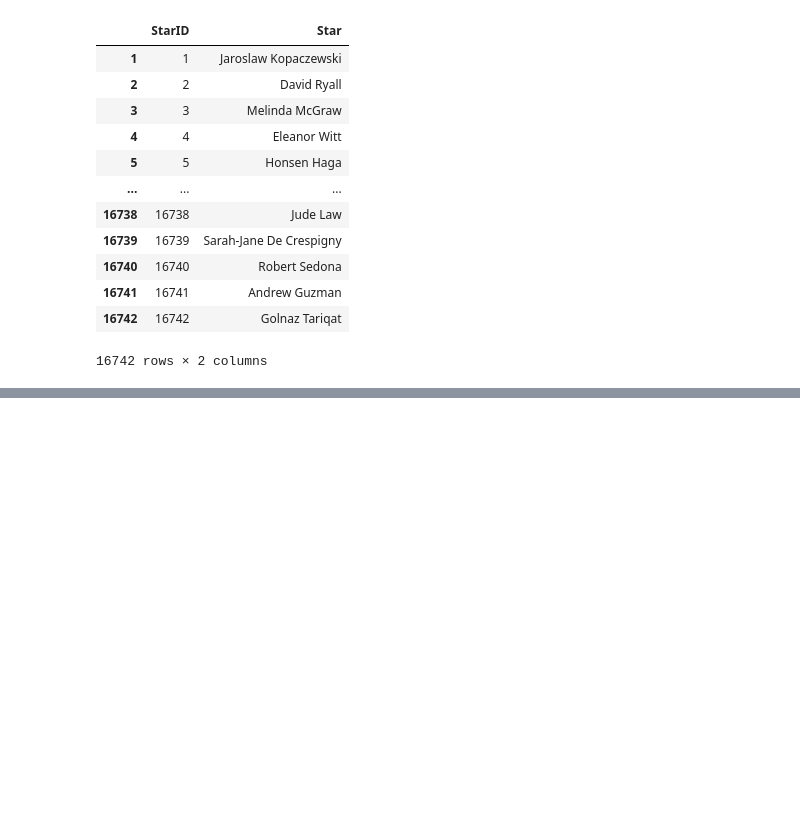
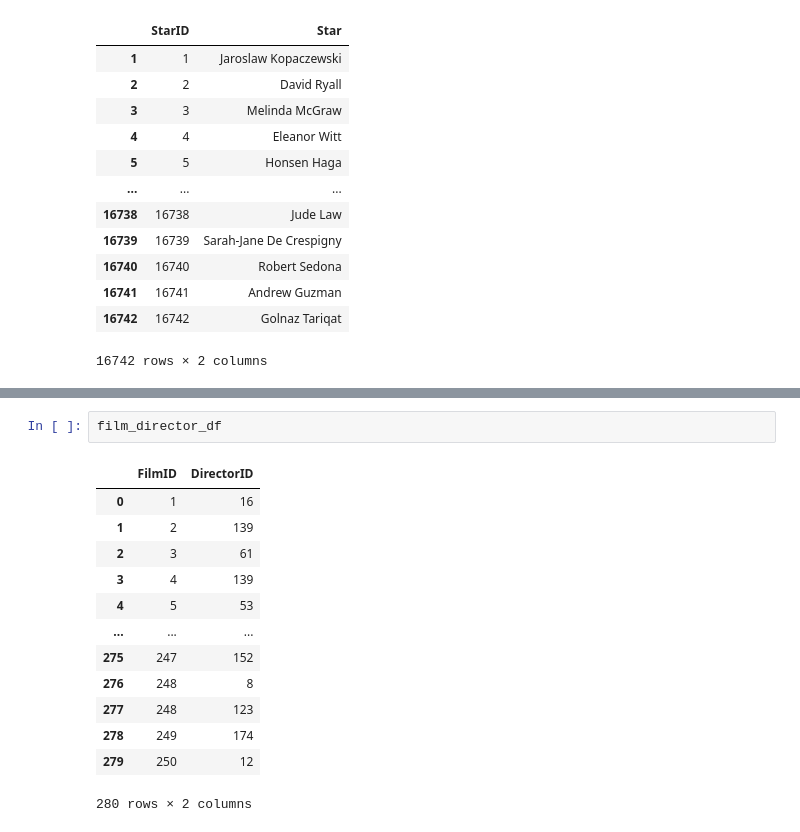
Before and after one commit to Ahmed-Abdellmoneim/IMDb-Top-250-Scraper-Review, a Jupyter notebook: Normalization Code/main.ipynb, the cells around one changed output, grey strips where cells are left out. Drawn from its saved outputs; the diff is of its cells as text; blank space fills up the shorter version.

```diff
--- a/Normalization Code/main.ipynb
+++ b/Normalization Code/main.ipynb
@@ -198,0 +251,16 @@ stars_df
+# %%
+film_director_df
+# %% [output]
+|  | FilmID | DirectorID |
+| 0 | 1 | 16 |
+| 1 | 2 | 139 |
+| 2 | 3 | 61 |
+| 3 | 4 | 139 |
+| 4 | 5 | 53 |
+| ... | ... | ... |
+| 275 | 247 | 152 |
+| 276 | 248 | 8 |
+| 277 | 248 | 123 |
+| 278 | 249 | 174 |
+| 279 | 250 | 12 |
+280 rows × 2 columns
```
Also changed, not shown: parts of 5 cells of this notebook, 2 other files.
